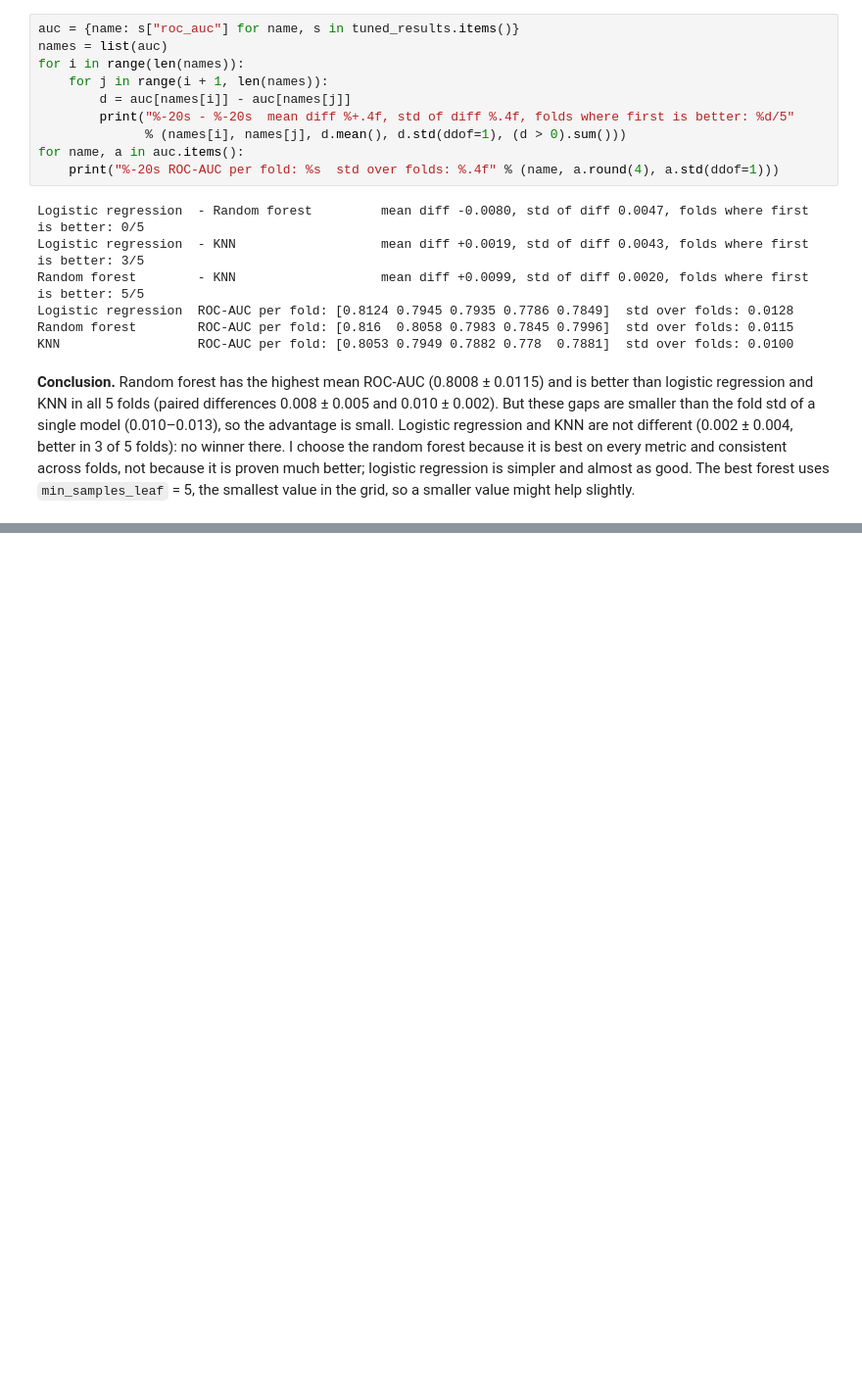
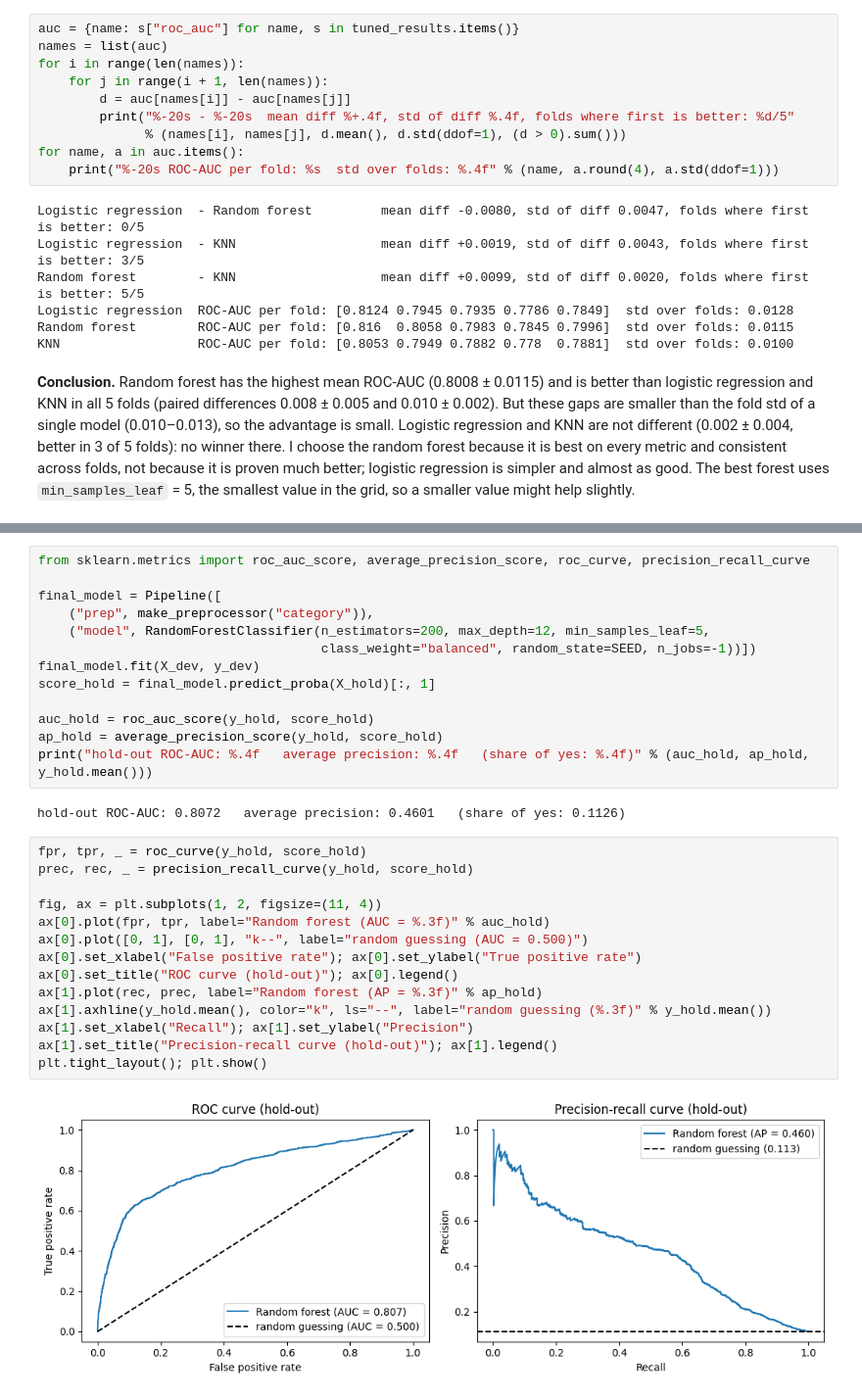
Before and after one commit to mukhamedzhankubantov/kubantov_task-03-ML-course, a Jupyter notebook: kubantov_task3.ipynb, the cells around one changed output, grey strips where cells are left out. Shown at 98% size. Cells and saved outputs as stored; diff of their text form; blank space fills up the shorter version.

Commit message:
Final evaluation on hold-out

```diff
--- a/kubantov_task3.ipynb
+++ b/kubantov_task3.ipynb
@@ -431,0 +435,31 @@ KNN                  ROC-AUC per fold: [0.8053 0.7949 0.7882 0.778  0.7881]  std
+# %%
+from sklearn.metrics import roc_auc_score, average_precision_score, roc_curve, precision_recall_curve
+
+final_model = Pipeline([
+    ("prep", make_preprocessor("category")),
+    ("model", RandomForestClassifier(n_estimators=200, max_depth=12, min_samples_leaf=5,
+                                     class_weight="balanced", random_state=SEED, n_jobs=-1))])
+final_model.fit(X_dev, y_dev)
+score_hold = final_model.predict_proba(X_hold)[:, 1]
+
+auc_hold = roc_auc_score(y_hold, score_hold)
+ap_hold = average_precision_score(y_hold, score_hold)
+print("hold-out ROC-AUC: %.4f   average precision: %.4f   (share of yes: %.4f)" % (auc_hold, ap_hold, y_hold.mean()))
+# %% [output]
+hold-out ROC-AUC: 0.8072   average precision: 0.4601   (share of yes: 0.1126)
+# %%
+fpr, tpr, _ = roc_curve(y_hold, score_hold)
+prec, rec, _ = precision_recall_curve(y_hold, score_hold)
+
+fig, ax = plt.subplots(1, 2, figsize=(11, 4))
+ax[0].plot(fpr, tpr, label="Random forest (AUC = %.3f)" % auc_hold)
+ax[0].plot([0, 1], [0, 1], "k--", label="random guessing (AUC = 0.500)")
+ax[0].set_xlabel("False positive rate"); ax[0].set_ylabel("True positive rate")
+ax[0].set_title("ROC curve (hold-out)"); ax[0].legend()
+ax[1].plot(rec, prec, label="Random forest (AP = %.3f)" % ap_hold)
+ax[1].axhline(y_hold.mean(), color="k", ls="--", label="random guessing (%.3f)" % y_hold.mean())
+ax[1].set_xlabel("Recall"); ax[1].set_ylabel("Precision")
+ax[1].set_title("Precision-recall curve (hold-out)"); ax[1].legend()
+plt.tight_layout(); plt.show()
+# %% [output]
+[figure, added]
```
Also changed, not shown: parts of 4 cells of this notebook.
